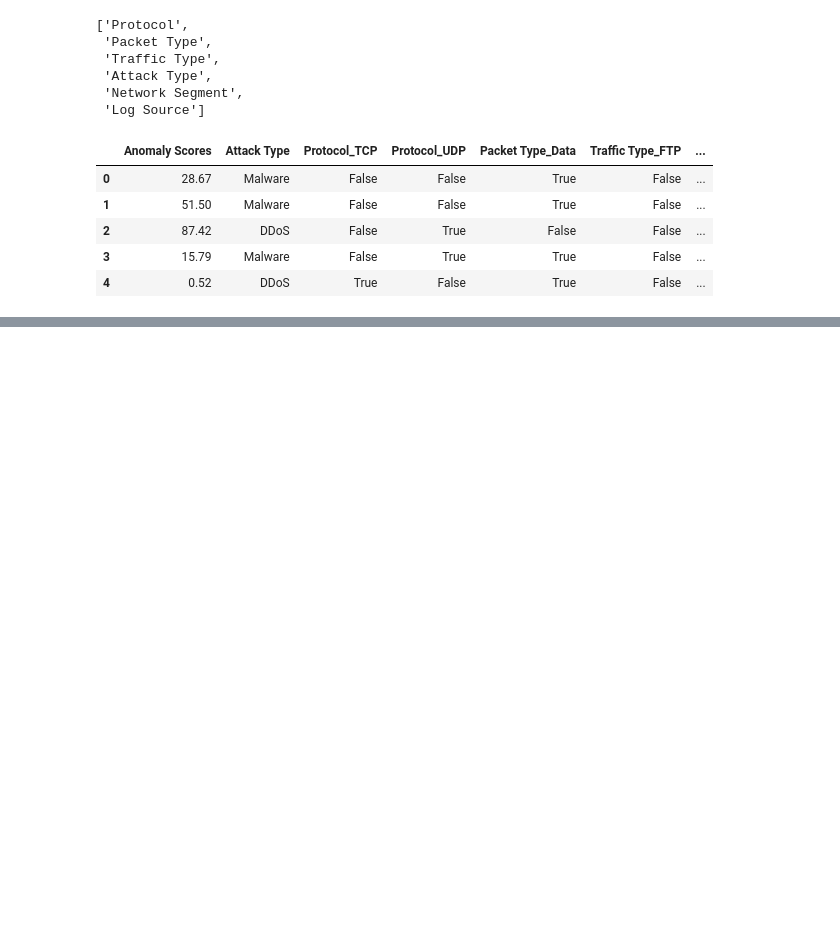
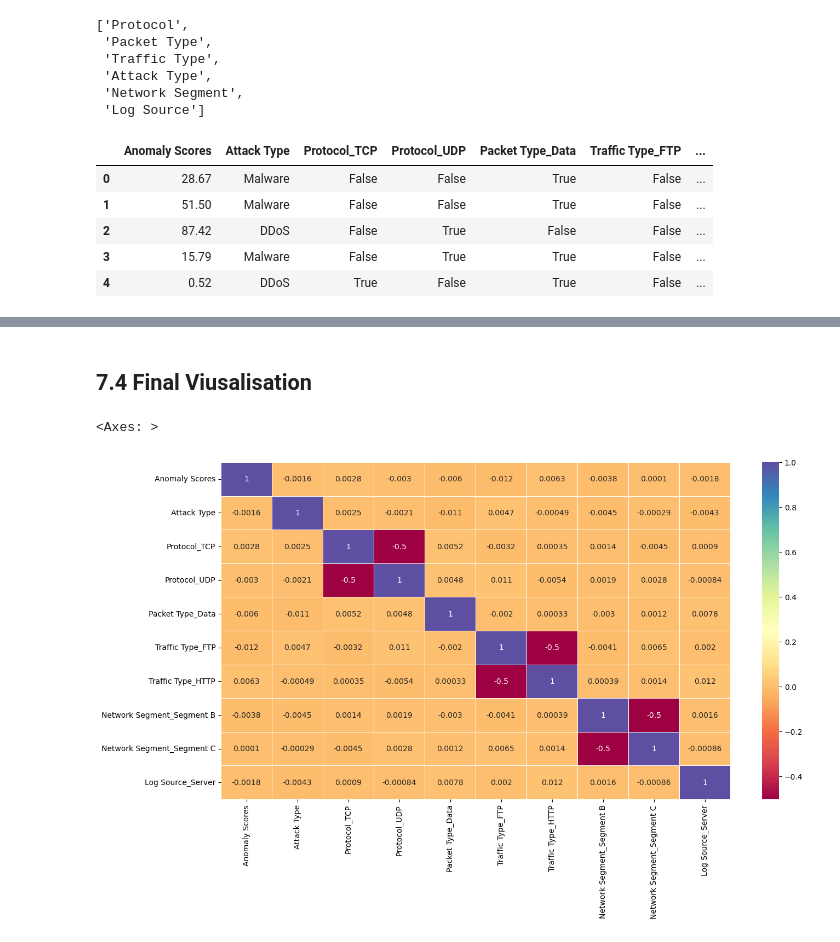
Before and after one commit to quangminh206lnh-collab/Network-attack-type-prediction-, a Jupyter notebook: notebooks/cybersecurity_analysis.ipynb, the cells around one changed output, grey strips where cells are left out. Saved outputs shown, nothing was run; the diff lists cells and outputs as text; code cells hidden in the pictures; blank space fills up the shorter version.

Commit message:
Label Encode - Attack type and final visualization

```diff
--- a/notebooks/cybersecurity_analysis.ipynb
+++ b/notebooks/cybersecurity_analysis.ipynb
@@ -801,8 +802,8 @@ df.describe()
 # %% [markdown]
 ## 7.1 One-hot encode categorical columns
 # %%
-df_coppy = df.copy()
-df_coppy.head()
+df_copy = df.copy()
+df_copy.head()
 # %% [output]
 |  | Protocol | Packet Type | Traffic Type | Anomaly Scores | Attack Type | Network Segment | Log Source |
 | 0 | ICMP | Data | HTTP | 28.67 | Malware | Segment A | Server |
@@ -820,9 +821,9 @@ categorical_var
  'Network Segment',
  'Log Source']
 # %%
-categorical_var.remove("Attack Type ")
-df_coppy  = pd.get_dummies(df_coppy, columns= categorical_var, drop_first=True)
-df_coppy.head()
+categorical_var.remove("Attack Type")
+df_copy  = pd.get_dummies(df_copy, columns= categorical_var, drop_first=True)
+df_copy.head()
 # %% [output]
 |  | Anomaly Scores | Attack Type | Protocol_TCP | Protocol_UDP | Packet Type_Data | Traffic Type_FTP | ... |
 | 0 | 28.67 | Malware | False | False | True | False | ... |
@@ -832,0 +842,3 @@ df_coppy.head()
+# %%
+scaler = StandardScaler()
+df_copy['Anomaly Scores'] = scaler.fit_transform(df_copy[['Anomaly Scores']])
@@ -832,0 +863,3 @@ df_coppy.head()
+# %%
+label = LabelEncoder()
+df_copy["Attack Type"] = label.fit_transform(df["Attack Type"])
@@ -832,0 +887,8 @@ df_coppy.head()
+# %% [markdown]
+## 7.4 Final Viusalisation
+# %%
+plt.figure(figsize=(15,8))
+sns.heatmap(df_copy.corr() ,  cmap="Spectral", annot = True, linewidths=0.5)
+# %% [output]
+<Axes: >
+[figure, added]
```
Also changed, not shown: parts of 13 cells of this notebook.
